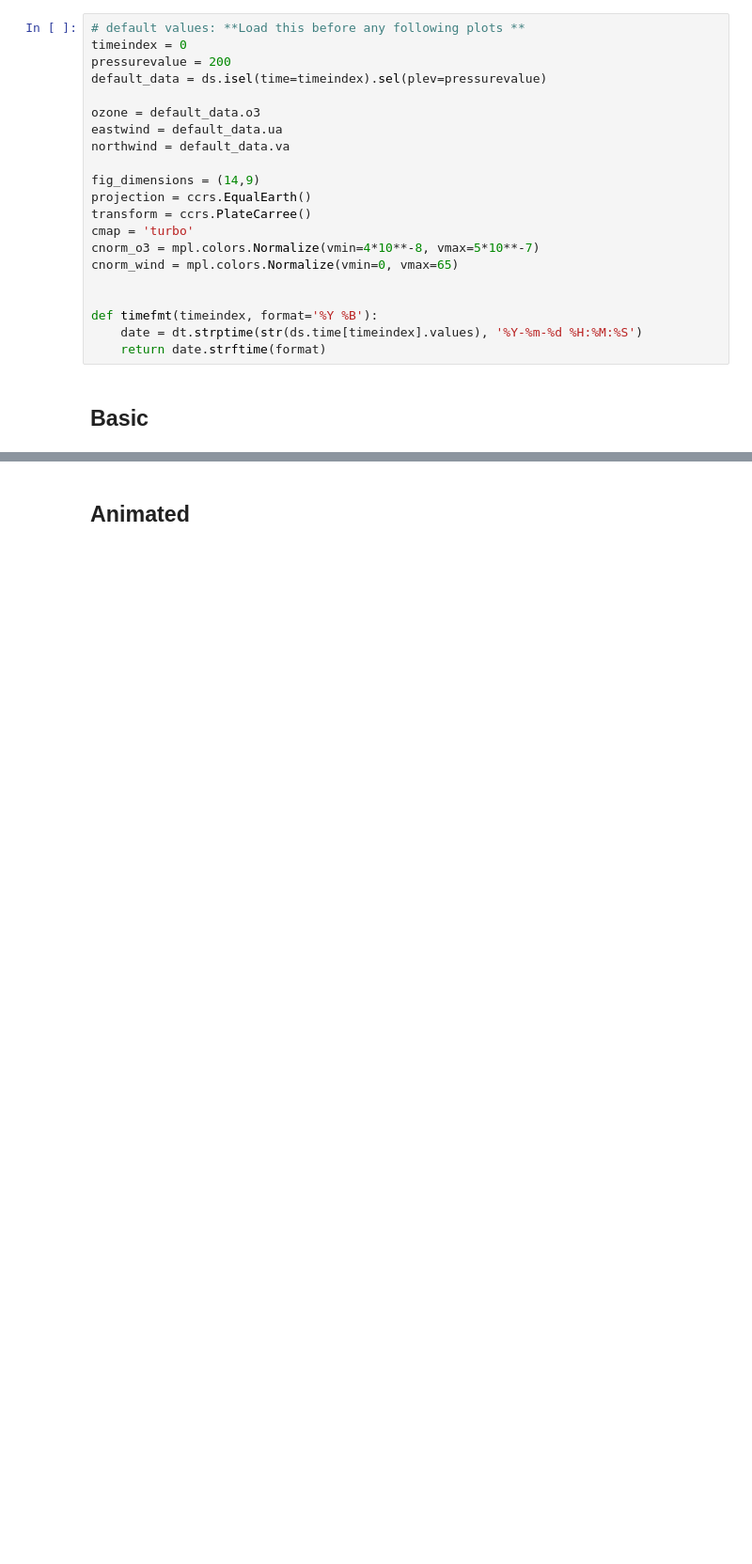
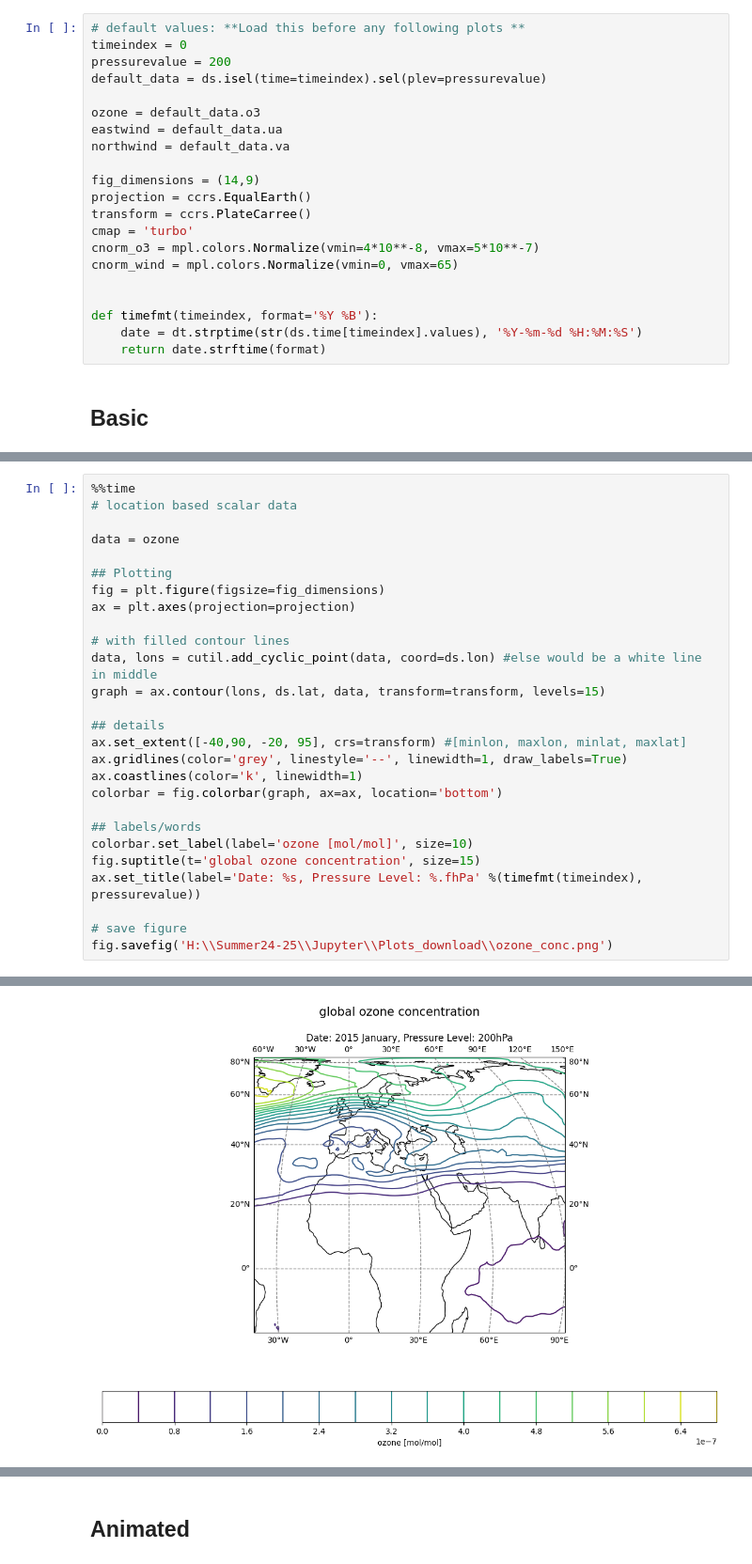
Before and after one commit to lara-j-ds/Summer_Project_24-25, a Jupyter notebook: JupyterNotebook/Xarray_StartupGuide.ipynb, the cells around one changed output, grey strips where cells are left out. Shown at 94% size. Saved outputs shown, nothing was run; the diff lists cells and outputs as text; blank space fills up the shorter version.

```diff
--- a/JupyterNotebook/Xarray_StartupGuide.ipynb
+++ b/JupyterNotebook/Xarray_StartupGuide.ipynb
@@ -194 +196,29 @@ Wall time: 4.8 s
 [figure]
+# %%
+%%time
+# location based scalar data
+
+data = ozone
+
+## Plotting
+fig = plt.figure(figsize=fig_dimensions)
+ax = plt.axes(projection=projection)
+
+# with filled contour lines
+data, lons = cutil.add_cyclic_point(data, coord=ds.lon) #else would be a white line in middle
+graph = ax.contour(lons, ds.lat, data, transform=transform, levels=15)
+
+## details
+ax.set_extent([-40,90, -20, 95], crs=transform) #[minlon, maxlon, minlat, maxlat]
+ax.gridlines(color='grey', linestyle='--', linewidth=1, draw_labels=True)
+ax.coastlines(color='k', linewidth=1)
+colorbar = fig.colorbar(graph, ax=ax, location='bottom')
+
+## labels/words
+colorbar.set_label(label='ozone [mol/mol]', size=10)
+fig.suptitle(t='global ozone concentration', size=15)
+ax.set_title(label='Date: %s, Pressure Level: %.fhPa' %(timefmt(timeindex), pressurevalue))
+
+# save figure
+fig.savefig('H:\\Summer24-25\\Jupyter\\Plots_download\\ozone_conc.png')
+# %% [output]
@@ -194,0 +227 @@ Wall time: 4.8 s
+[figure, added]
```
Also changed, not shown: parts of 11 cells of this notebook.
